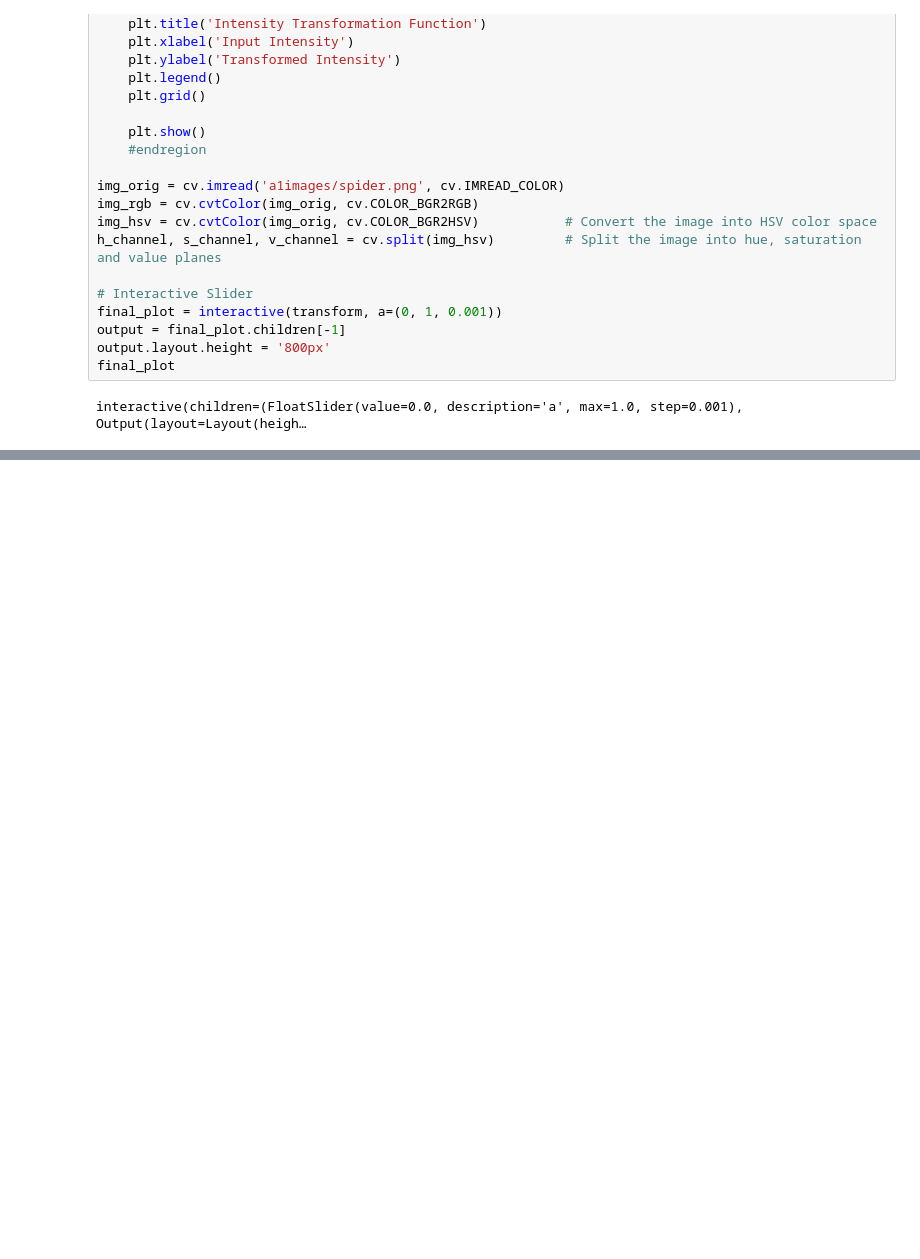
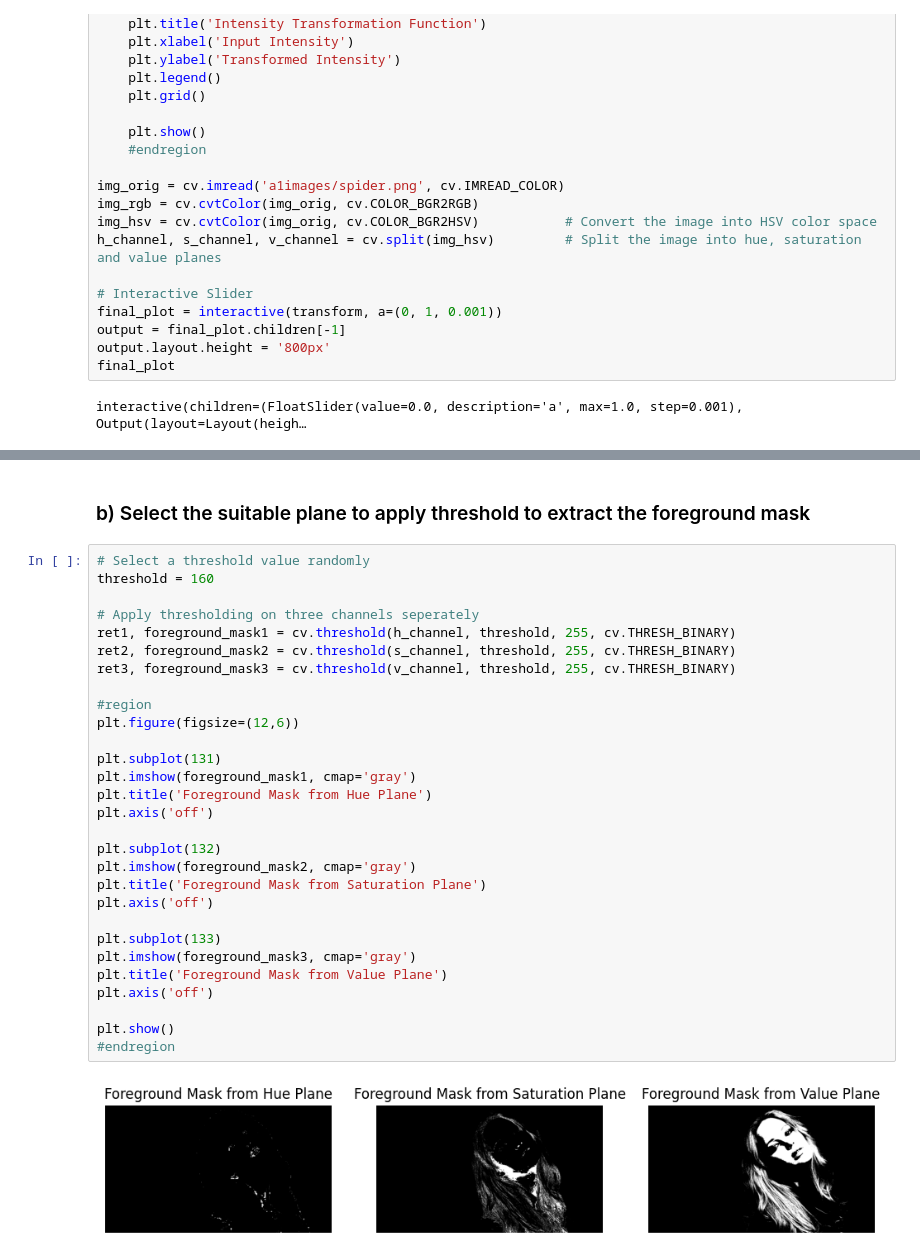
Before and after one commit to NisalAmindu/Point-Operations-and-Spatial-Filtering, a Jupyter notebook: complete jp.ipynb, the cells around one changed output, grey strips where cells are left out. Saved outputs shown, nothing was run; the diff lists cells and outputs as text; blank space fills up the shorter version.

```diff
--- a/complete jp.ipynb
+++ b/complete jp.ipynb
@@ -250,0 +389,33 @@ interactive(children=(FloatSlider(value=0.0, description='a', max=1.0, step=0.00
+# %% [markdown]
+### b) Select the suitable plane to apply threshold to extract the foreground mask
+# %%
+# Select a threshold value randomly
+threshold = 160
+
+# Apply thresholding on three channels seperately
+ret1, foreground_mask1 = cv.threshold(h_channel, threshold, 255, cv.THRESH_BINARY)
+ret2, foreground_mask2 = cv.threshold(s_channel, threshold, 255, cv.THRESH_BINARY)
+ret3, foreground_mask3 = cv.threshold(v_channel, threshold, 255, cv.THRESH_BINARY)
+
+#region
+plt.figure(figsize=(12,6))
+
+plt.subplot(131)
+plt.imshow(foreground_mask1, cmap='gray')
+plt.title('Foreground Mask from Hue Plane')
+plt.axis('off')
+
+plt.subplot(132)
+plt.imshow(foreground_mask2, cmap='gray')
+plt.title('Foreground Mask from Saturation Plane')
+plt.axis('off')
+
+plt.subplot(133)
+plt.imshow(foreground_mask3, cmap='gray')
+plt.title('Foreground Mask from Value Plane')
+plt.axis('off')
+
+plt.show()
+#endregion
+# %% [output]
+[figure, added]
```
Also changed, not shown: parts of 16 cells of this notebook, 2 other files.
